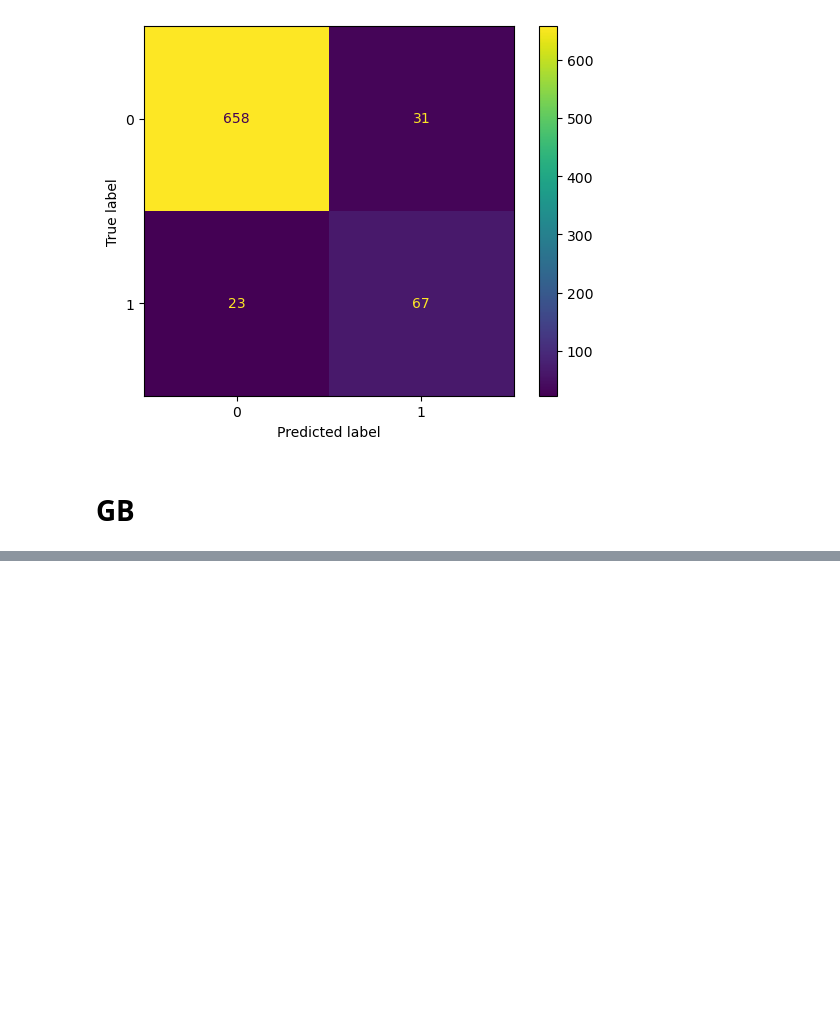
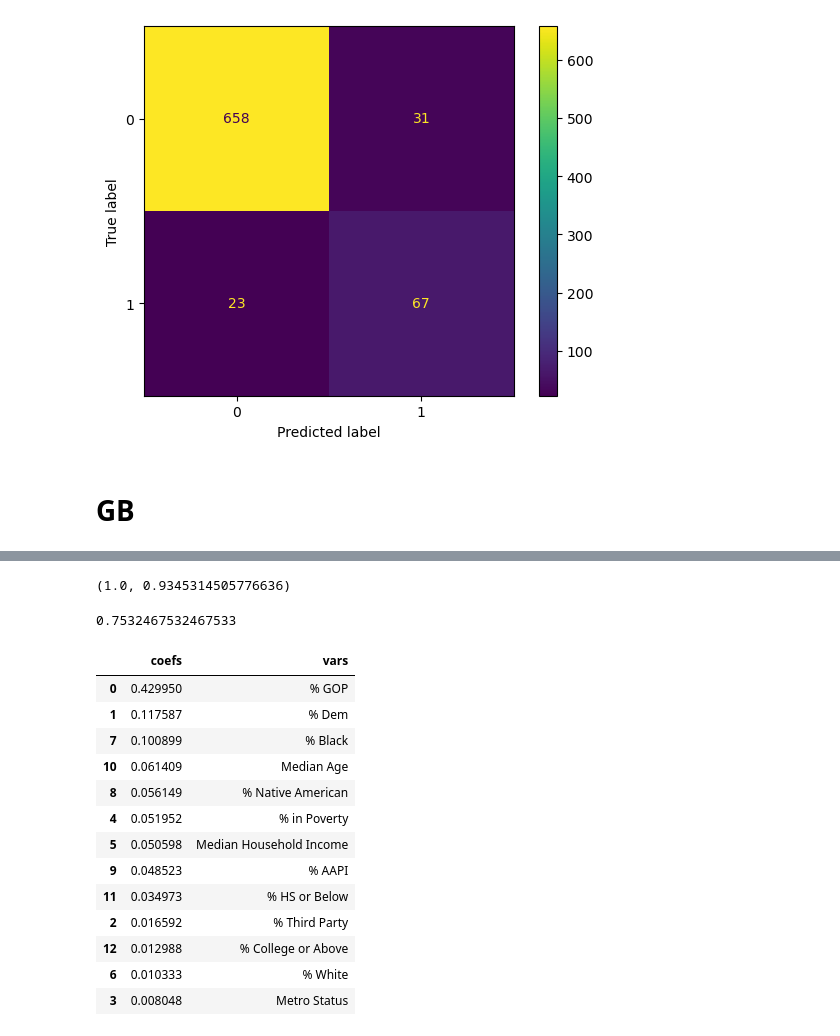
Before and after one commit to natehiatt/covid_vax_project, a Jupyter notebook: notebooks/adjusted_target_and_other_models.ipynb, the cells around one changed output, grey strips where cells are left out. Cells and saved outputs as stored; diff of their text form; code cells hidden in the pictures; blank space fills up the shorter version.

```diff
--- a/notebooks/adjusted_target_and_other_models.ipynb
+++ b/notebooks/adjusted_target_and_other_models.ipynb
@@ -341,0 +652,34 @@ pipe_grid.fit(X_train, y_train)
+# %%
+pipe_grid_gb.best_estimator_.score(X_train, y_train), pipe_grid_gb.best_estimator_.score(X_test, y_test)
+# %% [output]
+(1.0, 0.9345314505776636)
+# %%
+y_pred = pipe_grid_gb.best_estimator_.predict(X_test)
+precision = precision_score(y_test, y_pred)
+precision
+# %% [output]
+0.7532467532467533
+# %%
+coefs = pipe_grid_gb.best_estimator_.named_steps['gb'].feature_importances_
+coefs = pd.DataFrame(data={'coefs':coefs, 'vars':X_train.columns})
+coefs_df = coefs.sort_values(by='coefs', ascending=False)
+
+new_features = ['% GOP', '% Dem', '% Black', 'Median Age', '% Native American', '% in Poverty', 'Median Household Income', '% AAPI', '% HS or Below', '% Third Party', '% College or Above', '% White', 'Metro Status']
+coefs_df['vars'] = new_features
+
+coefs_df
+# %% [output]
+|  | coefs | vars |
+| 0 | 0.429950 | % GOP |
+| 1 | 0.117587 | % Dem |
+| 7 | 0.100899 | % Black |
+| 10 | 0.061409 | Median Age |
+| 8 | 0.056149 | % Native American |
+| 4 | 0.051952 | % in Poverty |
+| 5 | 0.050598 | Median Household Income |
+| 9 | 0.048523 | % AAPI |
+| 11 | 0.034973 | % HS or Below |
+| 2 | 0.016592 | % Third Party |
+| 12 | 0.012988 | % College or Above |
+| 6 | 0.010333 | % White |
+| 3 | 0.008048 | Metro Status |
```
Also changed, not shown: parts of 27 cells of this notebook.
